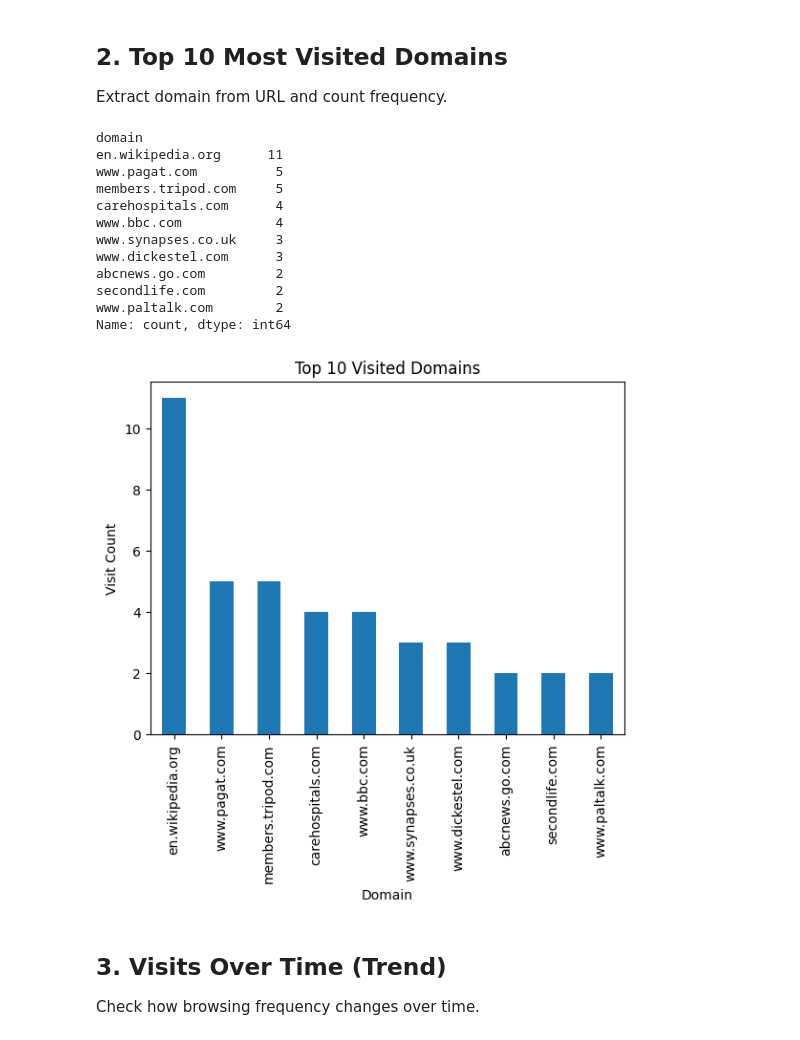
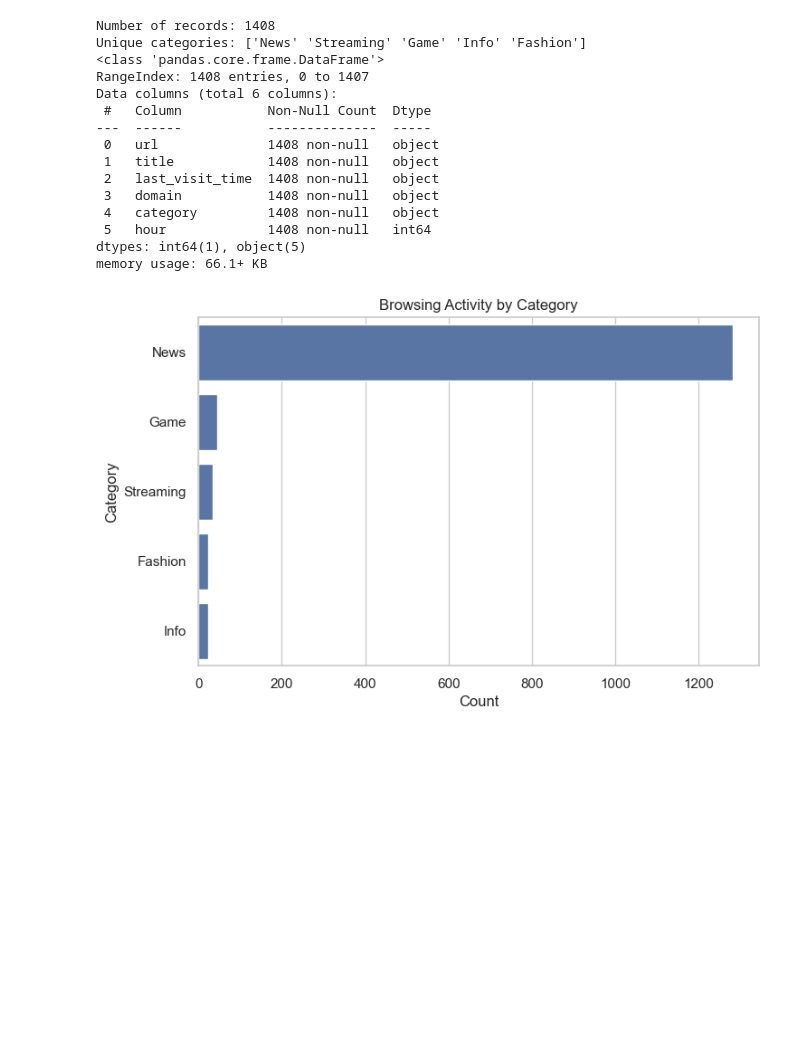
Before and after one commit to nilookiamari/browser_activity_project, a Jupyter notebook: notebooks/demo_analysis.ipynb, the cells around one changed output. Saved outputs shown, nothing was run; the diff lists cells and outputs as text; code cells hidden in the pictures; blank space fills up the shorter version.

Commit message:
Updated demo_analysis notebook and ETL script

```diff
--- a/notebooks/demo_analysis.ipynb
+++ b/notebooks/demo_analysis.ipynb
@@ -8,9 +7,6 @@ The goal: extract insight such as **top visited domains**, **time usage trend**,
 # %%
 import pandas as pd
 import matplotlib.pyplot as plt
-
-# Load already processed CSV (history.csv generated from ETL)
-df = pd.read_csv("../scripts/data/updated_history.csv")
-df['last_visit_time'] = pd.to_datetime(df['last_visit_time'])
-
-df.head()
+import seaborn as sns
+from wordcloud import WordCloud
+sns.set(style="whitegrid")
@@ -27,6 +13,6 @@ Quick look at total number of visits, unique domains, and time range of activity
 # %%
-print("Total records:", len(df))
-print("Unique URLs:", df['url'].nunique())
-print("Categories:", df['category'].unique())
-print("Time range:", df['last_visit_time'].min(), "to", df['last_visit_time'].max())
+# Load the cleaned and clustered data generated by etl.py
+df = pd.read_csv("../data/updated_history.csv")
+
+df.head()
 # %% [output]
@@ -37,34 +25,30 @@ Time range: 2025-01-01 00:22:00 to 2025-12-31 14:31:00
-# %% [markdown]
-## 2. Top 10 Most Visited Domains
-Extract domain from URL and count frequency.
 # %%
-# Extract domain
-df['domain'] = df['url'].str.extract(r'https?://([^/]+)/')
-
-top_domains = df['domain'].value_counts().head(10)
-top_domains
+print("Number of records:", len(df))
+print("Unique categories:", df['category'].unique())
+df.info()
 # %% [output]
-domain
-en.wikipedia.org      11
-www.pagat.com          5
-members.tripod.com     5
-carehospitals.com      4
-www.bbc.com            4
-www.synapses.co.uk     3
-www.dickestel.com      3
-abcnews.go.com         2
-secondlife.com         2
-www.paltalk.com        2
-Name: count, dtype: int64
+Number of records: 1408
+Unique categories: ['News' 'Streaming' 'Game' 'Info' 'Fashion']
+<class 'pandas.core.frame.DataFrame'>
+RangeIndex: 1408 entries, 0 to 1407
+Data columns (total 6 columns):
+ #   Column           Non-Null Count  Dtype
+---  ------           --------------  -----
+ 0   url              1408 non-null   object
+ 1   title            1408 non-null   object
+ 2   last_visit_time  1408 non-null   object
+ 3   domain           1408 non-null   object
+ 4   category         1408 non-null   object
+ 5   hour             1408 non-null   int64
+dtypes: int64(1), object(5)
+memory usage: 66.1+ KB
 # %%
-top_domains.plot(kind='bar')
-plt.title("Top 10 Visited Domains")
-plt.xlabel("Domain")
-plt.ylabel("Visit Count")
+plt.figure(figsize=(8,5))
+sns.countplot(y='category', data=df, order=df['category'].value_counts().index)
+plt.title("Browsing Activity by Category")
+plt.xlabel("Count")
+plt.ylabel("Category")
 plt.show()
 # %% [output]
-[figure, old version]
+[figure, new version]
-# %% [markdown]
-## 3. Visits Over Time (Trend)
-Check how browsing frequency changes over time.
 # %%
```
Also changed, not shown: parts of 10 cells of this notebook, 6 other files.
